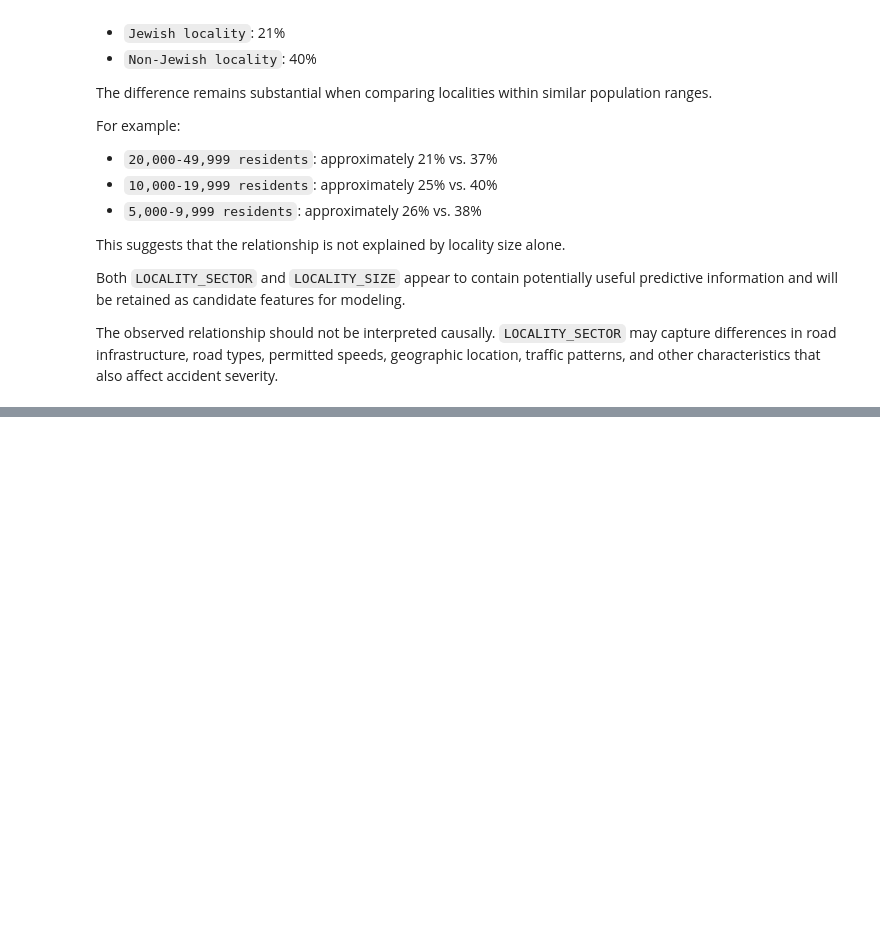
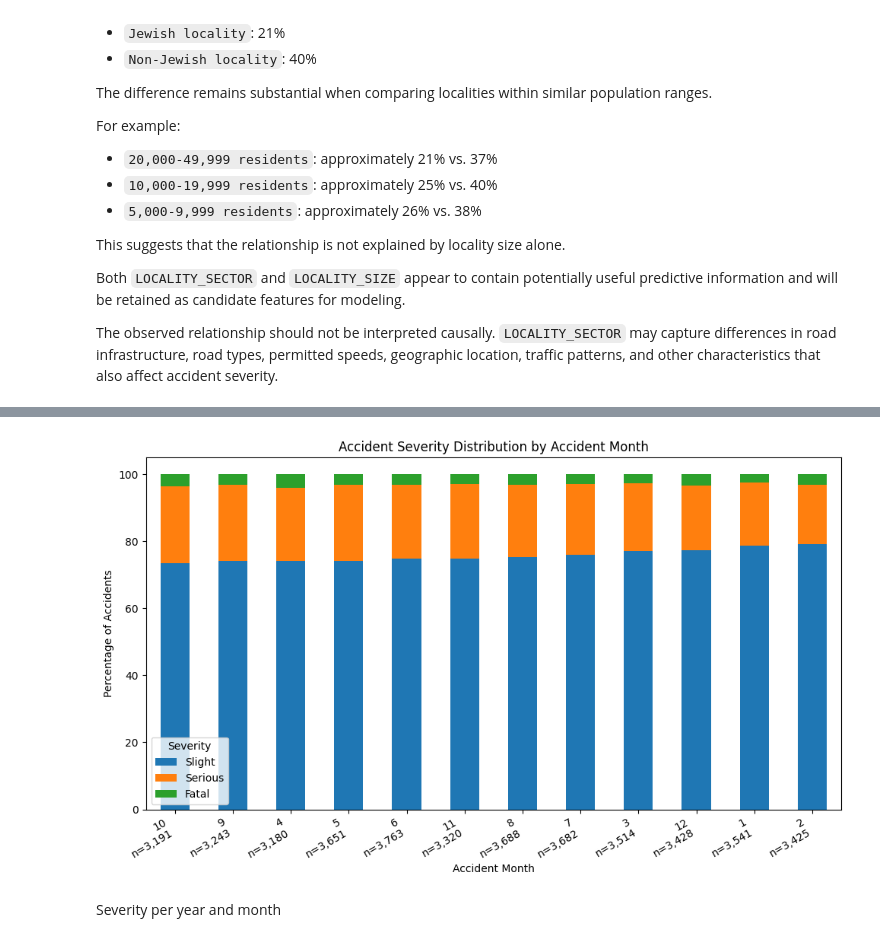
Before and after one commit to DavidCo1/israel-road-accident-severity-ml, a Jupyter notebook: notebooks/01_eda.ipynb, the cells around one changed output, grey strips where cells are left out. Drawn from its saved outputs; the diff is of its cells as text; code cells hidden in the pictures; blank space fills up the shorter version.

```diff
--- a/notebooks/01_eda.ipynb
+++ b/notebooks/01_eda.ipynb
@@ -3378,0 +4390,18 @@ The observed relationship should not be interpreted causally. `LOCALITY_SECTOR`
+# %%
+KM_BIN_SIZE = 100
+
+train_df["ROAD_SEGMENT"] = np.where(
+    train_df["KVISH1"].notna()
+    & train_df["KM"].notna(),
+    (
+        train_df["KVISH1"].astype("Int64").astype(str)
+        + "_"
+        + (
+            np.floor(train_df["KM"] / KM_BIN_SIZE)
+            * KM_BIN_SIZE
+        )
+        .astype("Int64")
+        .astype(str)
+    ),
+    pd.NA
+)
@@ -3378,0 +4758,10 @@ The observed relationship should not be interpreted causally. `LOCALITY_SECTOR`
+# %%
+plot_severity_by_feature(
+    train_df,
+    "HODESH_TEUNA",
+    "Accident Month"
+)
+# %% [output]
+[figure, added]
+# %% [markdown]
+Severity per year and month
```
Also changed, not shown: parts of 138 cells of this notebook.
